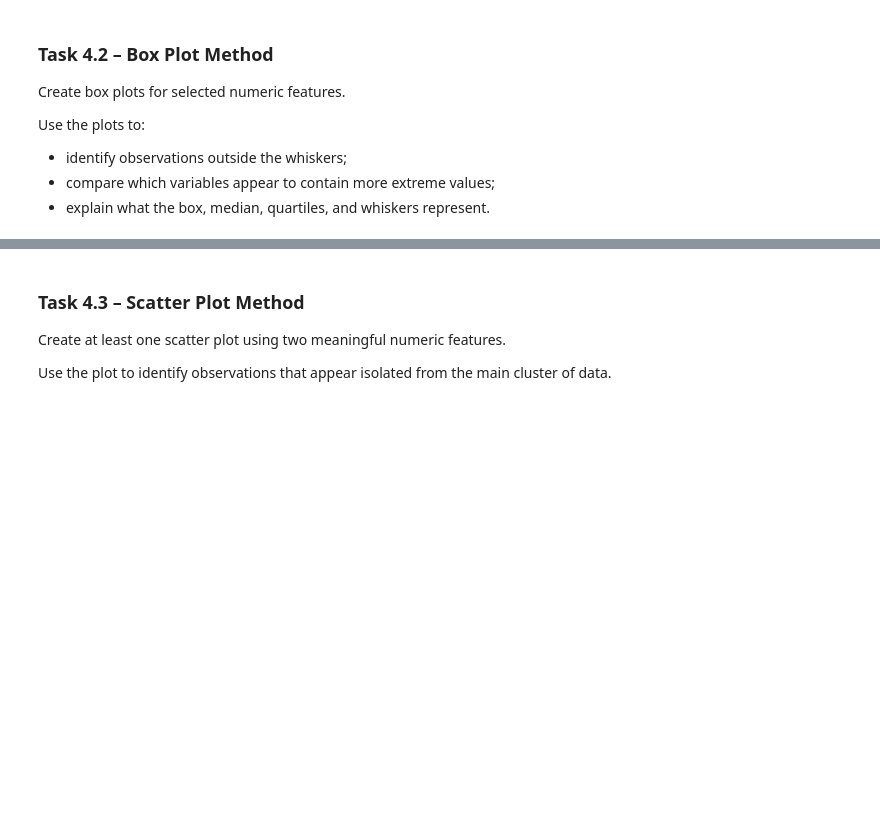
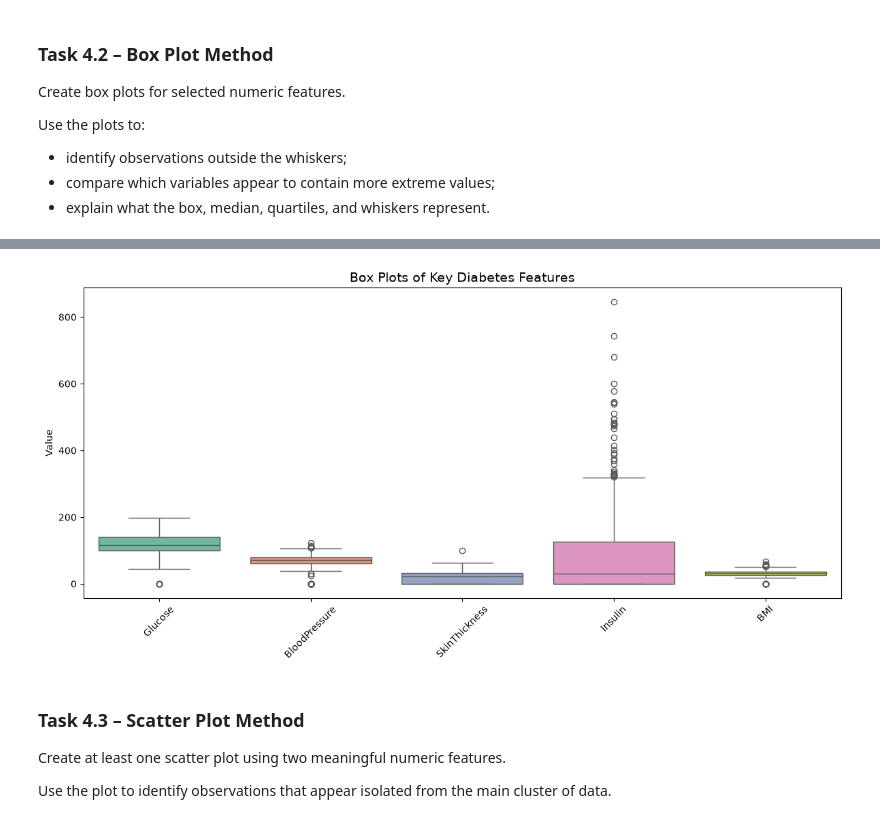
Before and after one commit to ricardo-mohammed/cleaning-imputation-outliers, a Jupyter notebook: notebooks/week5Lab_Students.ipynb, the cells around one changed output, grey strips where cells are left out. Drawn from its saved outputs; the diff is of its cells as text; code cells hidden in the pictures; blank space fills up the shorter version.

```diff
--- a/notebooks/week5Lab_Students.ipynb
+++ b/notebooks/week5Lab_Students.ipynb
@@ -1052,0 +1260,14 @@ In this dataset, some physiological variables contain **zero values** that may r
+# %%
+# Task 4.1 – Load and Explore the Diabetes Dataset
+diabetes = pd.read_csv("../data/diabetes.csv")
+
+print(f"Shape: {diabetes.shape}")
+print(f"\nData Types:\n{diabetes.dtypes}")
+print(f"\nDescriptive Statistics:")
+display(diabetes.describe())
+
+# Check for zeros in columns where 0 is biologically impossible (invalid missing values)
+zero_cols = ['Glucose', 'BloodPressure', 'SkinThickness', 'Insulin', 'BMI']
+print("\nCount of Zeros (invalid missing values disguised as 0):")
+for col in zero_cols:
+    print(f"{col}: {(diabetes[col] == 0).sum()}")
@@ -1066,3 +1325,20 @@ Use the plots to:
+# %%
+# Task 4.2 – Box Plot Method
+import matplotlib.pyplot as plt
+import seaborn as sns
+
+# Select key numeric features to inspect for outliers
+features_to_check = ['Glucose', 'BloodPressure', 'SkinThickness', 'Insulin', 'BMI']
+
+plt.figure(figsize=(12, 6))
+sns.boxplot(data=diabetes[features_to_check], palette='Set2')
+plt.title('Box Plots of Key Diabetes Features', fontsize=14)
+plt.ylabel('Value')
+plt.xticks(rotation=45)
+plt.tight_layout()
+plt.show()
+# %% [output]
+[figure, added]
 # %% [markdown]
 ### **Task 4.3 – Scatter Plot Method**
 
```
Also changed, not shown: parts of 36 cells of this notebook, 1 other file.
